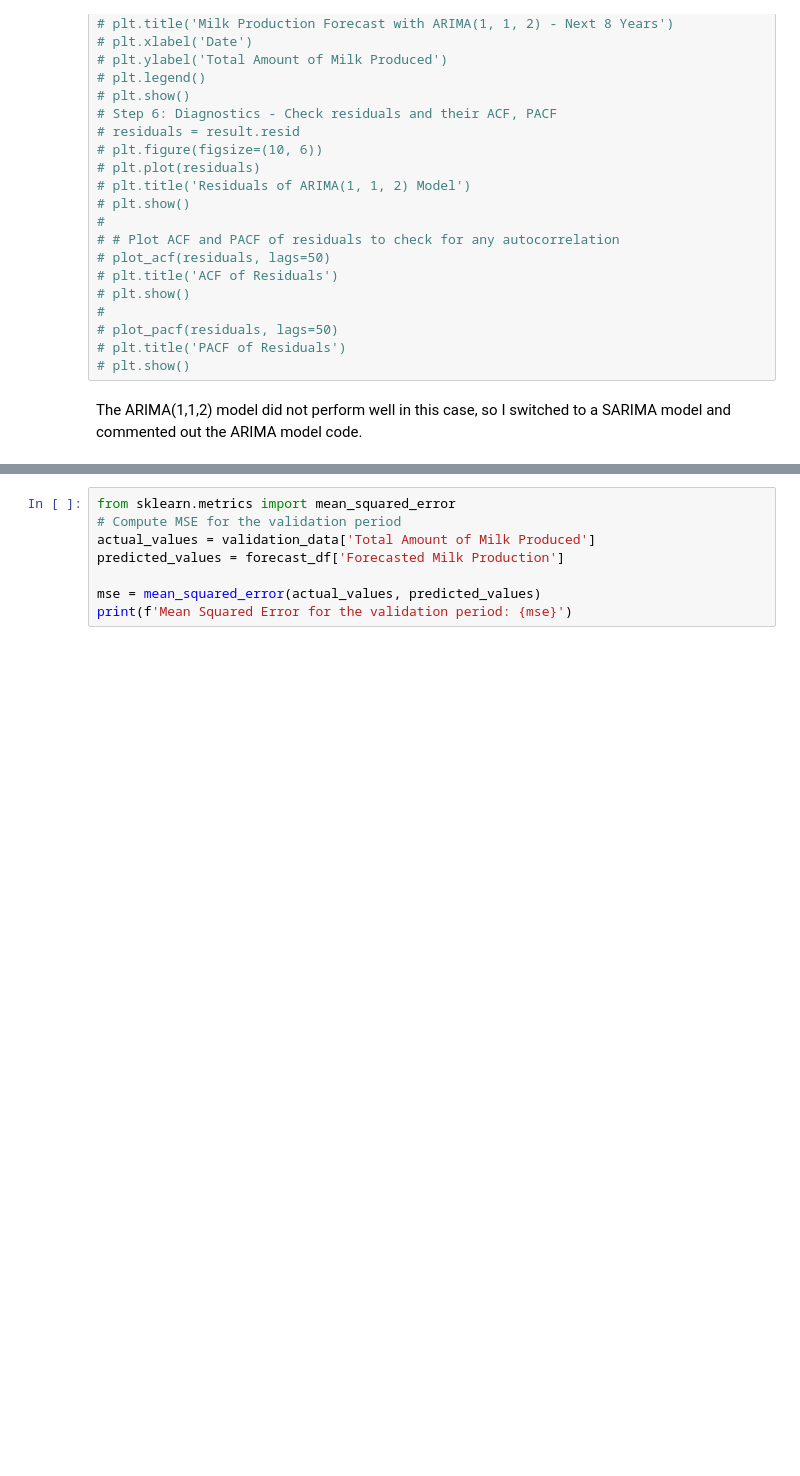
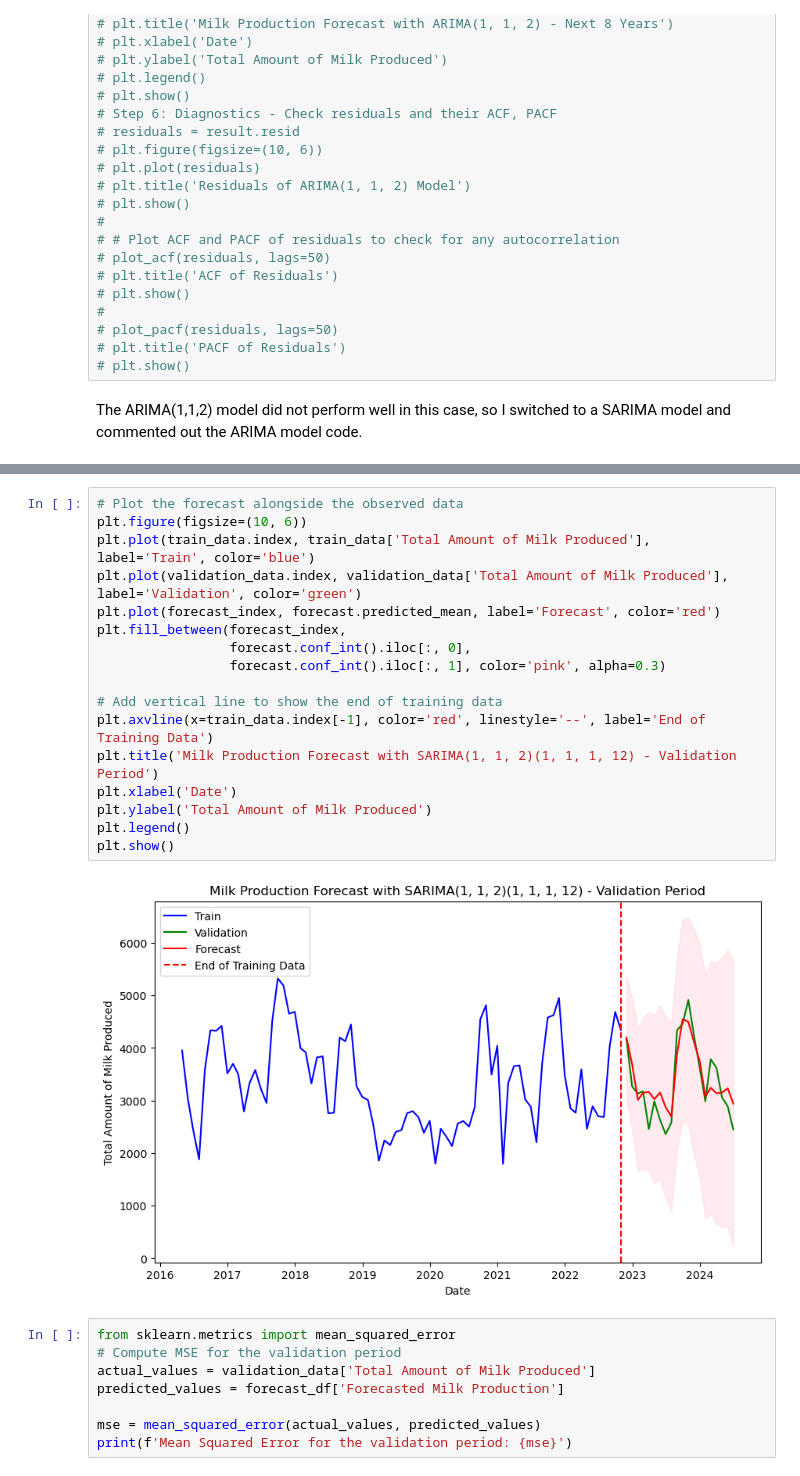
Before and after one commit to SX0818/DS_project, a Jupyter notebook: Time Series Analysis/herd_daily_data_time_series/SARIMA/sarima.ipynb, the cells around one changed output, grey strips where cells are left out. Saved outputs shown, nothing was run; the diff lists cells and outputs as text; blank space fills up the shorter version.

```diff
--- a/Time Series Analysis/herd_daily_data_time_series/SARIMA/sarima.ipynb
+++ b/Time Series Analysis/herd_daily_data_time_series/SARIMA/sarima.ipynb
@@ -289,3 +275,22 @@ plt.show()
+# %%
+# Plot the forecast alongside the observed data
+plt.figure(figsize=(10, 6))
+plt.plot(train_data.index, train_data['Total Amount of Milk Produced'], label='Train', color='blue')
+plt.plot(validation_data.index, validation_data['Total Amount of Milk Produced'], label='Validation', color='green')
+plt.plot(forecast_index, forecast.predicted_mean, label='Forecast', color='red')
+plt.fill_between(forecast_index,
+                 forecast.conf_int().iloc[:, 0],
+                 forecast.conf_int().iloc[:, 1], color='pink', alpha=0.3)
+
+# Add vertical line to show the end of training data
+plt.axvline(x=train_data.index[-1], color='red', linestyle='--', label='End of Training Data')
+plt.title('Milk Production Forecast with SARIMA(1, 1, 2)(1, 1, 1, 12) - Validation Period')
+plt.xlabel('Date')
+plt.ylabel('Total Amount of Milk Produced')
+plt.legend()
+plt.show()
+# %% [output]
+[figure, added]
 # %%
 from sklearn.metrics import mean_squared_error
 # Compute MSE for the validation period
```
Also changed, not shown: parts of 1 cell of this notebook.
